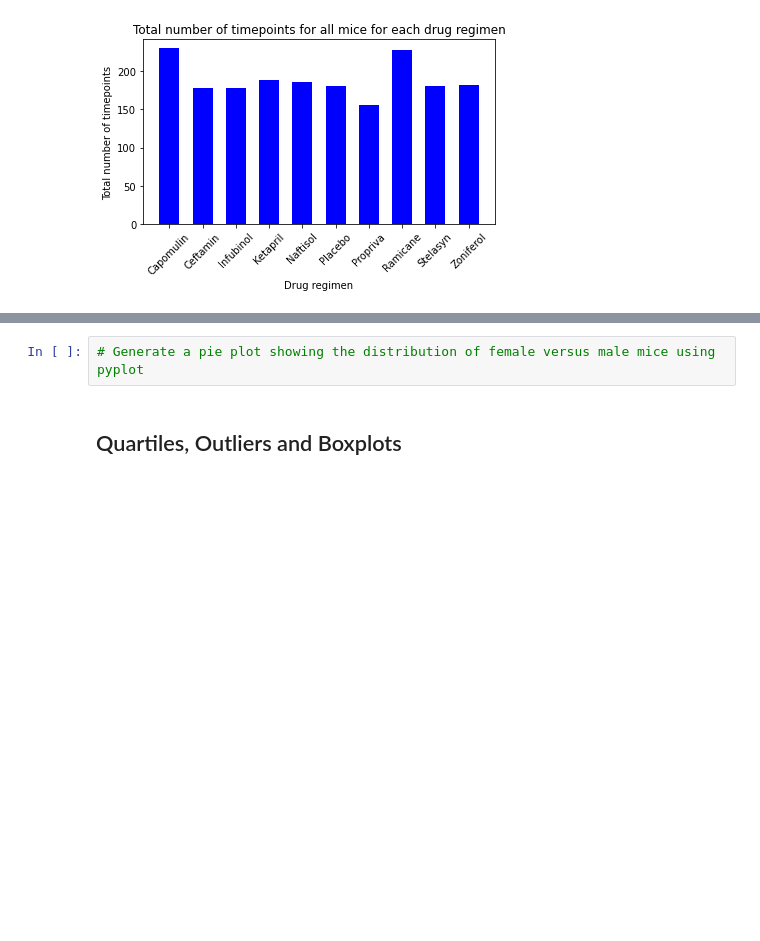
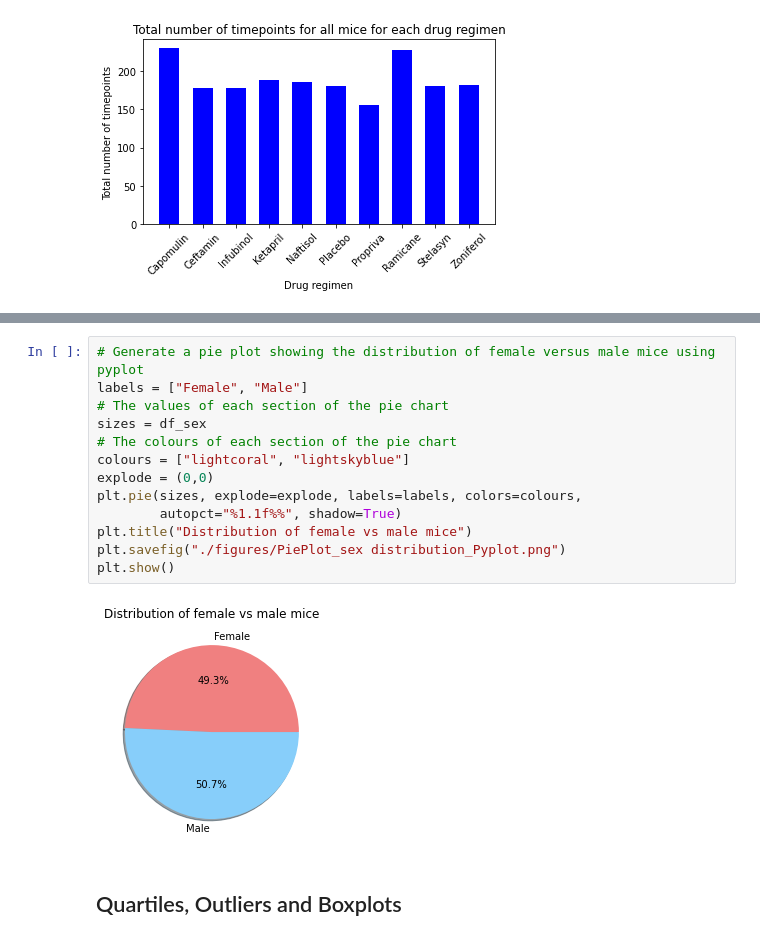
Before and after one commit to MarDuo2022/Matplotlib-challenge, a Jupyter notebook: Pymaceuticals/pymaceuticals_starter221022md.ipynb, the cells around one changed output, grey strips where cells are left out. Cells and saved outputs as stored; diff of their text form; blank space fills up the shorter version.

```diff
--- a/Pymaceuticals/pymaceuticals_starter221022md.ipynb
+++ b/Pymaceuticals/pymaceuticals_starter221022md.ipynb
@@ -130,5 +137,18 @@ plt.show()
-# %%
-# Generate a pie plot showing the distribution of female versus male mice using pyplot
+# %%
+# Generate a pie plot showing the distribution of female versus male mice using pyplot
+labels = ["Female", "Male"]
+# The values of each section of the pie chart
+sizes = df_sex
+# The colours of each section of the pie chart
+colours = ["lightcoral", "lightskyblue"]
+explode = (0,0)
+plt.pie(sizes, explode=explode, labels=labels, colors=colours,
+        autopct="%1.1f%%", shadow=True)
+plt.title("Distribution of female vs male mice")
+plt.savefig("./figures/PiePlot_sex distribution_Pyplot.png")
+plt.show()
+# %% [output]
+[figure, added]
 # %% [markdown]
 ## Quartiles, Outliers and Boxplots
 # %%
```
Also changed, not shown: parts of 2 cells of this notebook, 2 other files.
